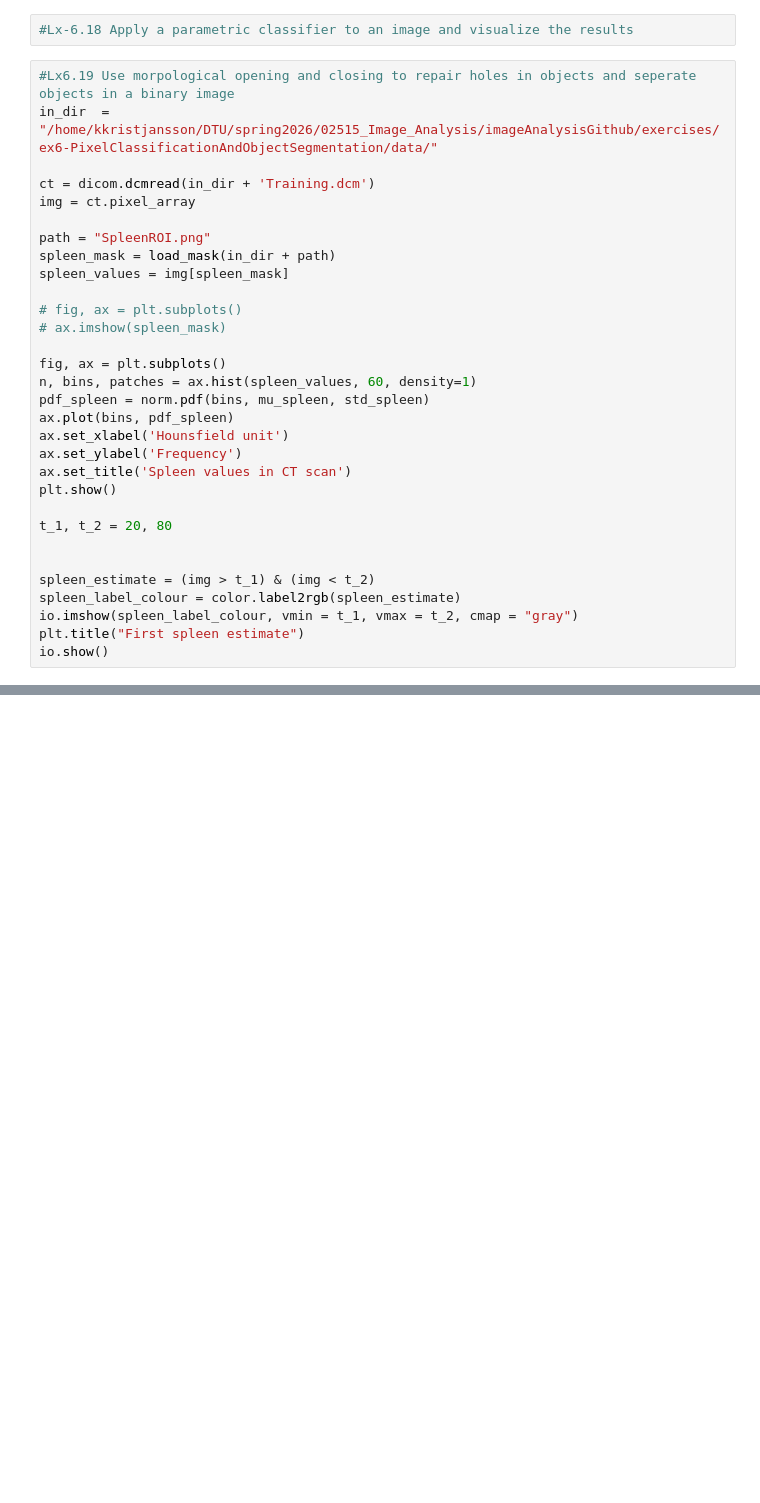
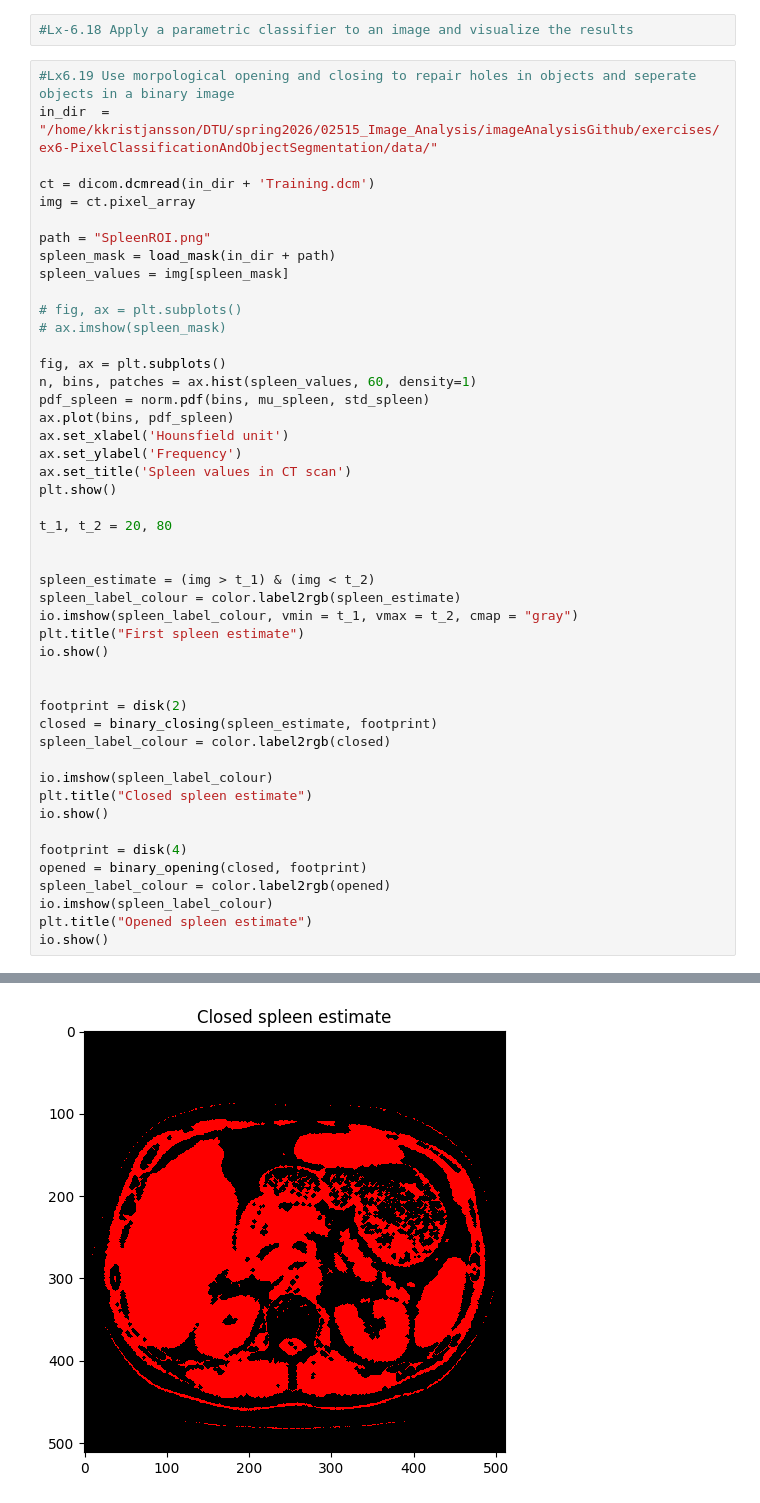
Before and after one commit to kristofer0907/02515_Image_Analysis_Github, a Jupyter notebook: exam_practice_sets/lx_6.ipynb, the cells around one changed output, grey strips where cells are left out. Saved outputs shown, nothing was run; the diff lists cells and outputs as text; blank space fills up the shorter version.

```diff
--- a/exam_practice_sets/lx_6.ipynb
+++ b/exam_practice_sets/lx_6.ipynb
@@ -227,30 +260,47 @@ in_dir  = "/home/kkristjansson/DTU/spring2026/02515_Image_Analysis/imageAnalysis
 ct = dicom.dcmread(in_dir + 'Training.dcm')
 img = ct.pixel_array
 
 path = "SpleenROI.png"
 spleen_mask = load_mask(in_dir + path)
 spleen_values = img[spleen_mask]
 
 # fig, ax = plt.subplots()
 # ax.imshow(spleen_mask)
 
 fig, ax = plt.subplots()
 n, bins, patches = ax.hist(spleen_values, 60, density=1)
 pdf_spleen = norm.pdf(bins, mu_spleen, std_spleen)
 ax.plot(bins, pdf_spleen)
 ax.set_xlabel('Hounsfield unit')
 ax.set_ylabel('Frequency')
 ax.set_title('Spleen values in CT scan')
 plt.show()
 
 t_1, t_2 = 20, 80
 
 
 spleen_estimate = (img > t_1) & (img < t_2)
 spleen_label_colour = color.label2rgb(spleen_estimate)
 io.imshow(spleen_label_colour, vmin = t_1, vmax = t_2, cmap = "gray")
 plt.title("First spleen estimate")
 io.show()
+
+
+footprint = disk(2)
+closed = binary_closing(spleen_estimate, footprint)
+spleen_label_colour = color.label2rgb(closed)
+
+io.imshow(spleen_label_colour)
+plt.title("Closed spleen estimate")
+io.show()
+
+footprint = disk(4)
+opened = binary_opening(closed, footprint)
+spleen_label_colour = color.label2rgb(opened)
+io.imshow(spleen_label_colour)
+plt.title("Opened spleen estimate")
+io.show()
 # %% [output]
 [figure]
 [figure]
+[figure, added]
```
Also changed, not shown: parts of 10 cells of this notebook, 2 other files.
